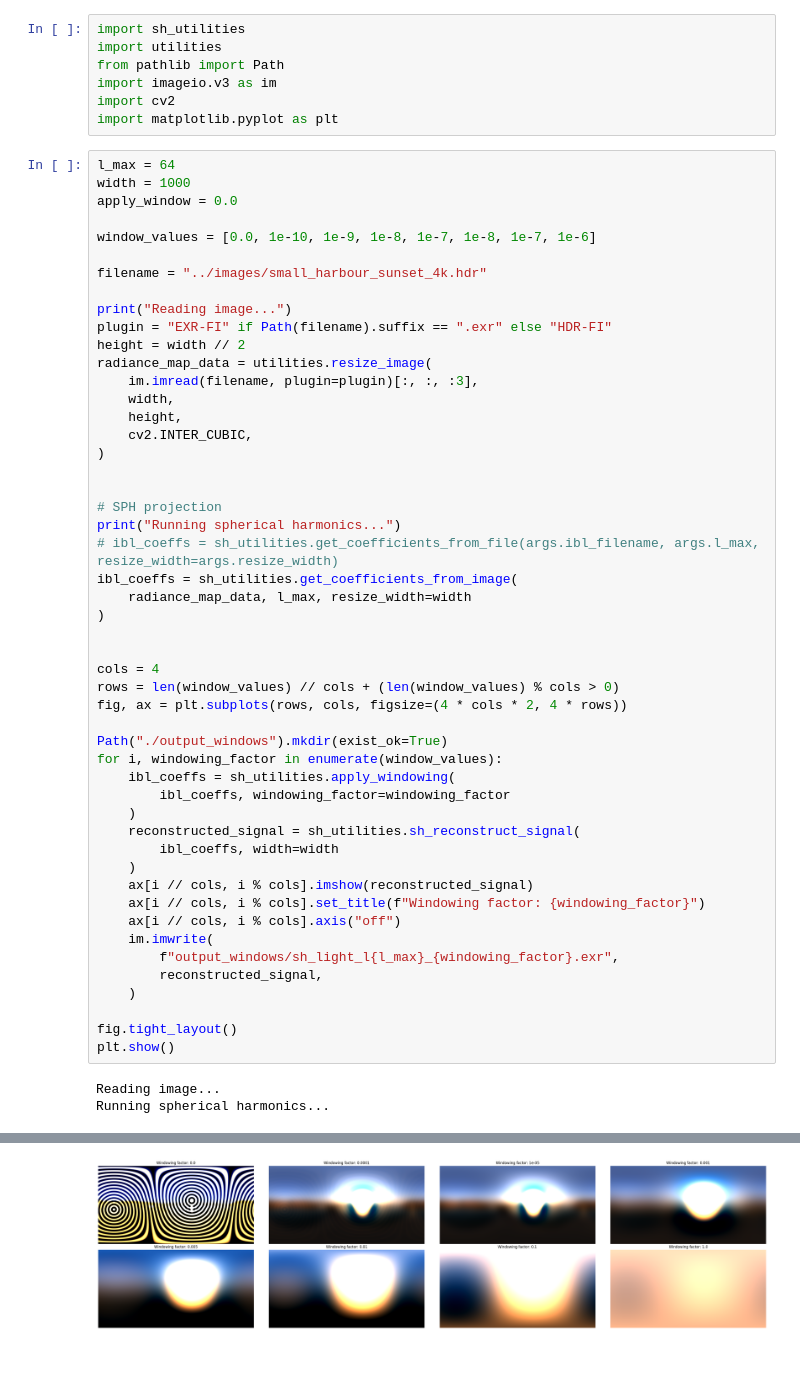
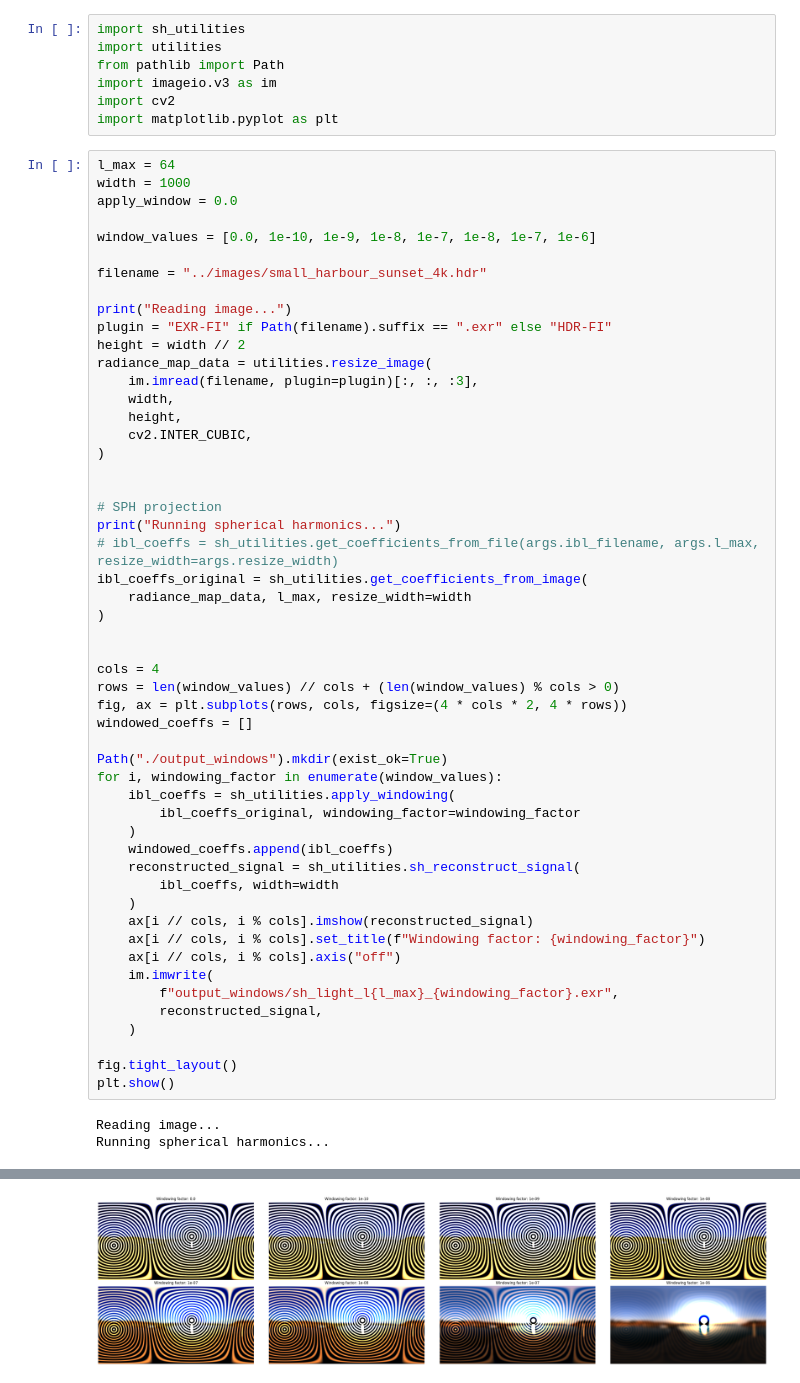
Before and after one commit to kacperkan/SphericalHarmonics, a Jupyter notebook: notebooks/visualize_windows.ipynb, the cells around one changed output, grey strips where cells are left out. Cells and saved outputs as stored; diff of their text form.

Commit message:
Add more coeffs

```diff
--- a/notebooks/visualize_windows.ipynb
+++ b/notebooks/visualize_windows.ipynb
@@ -35,7 +35,7 @@ radiance_map_data = utilities.resize_image(
 # SPH projection
 print("Running spherical harmonics...")
 # ibl_coeffs = sh_utilities.get_coefficients_from_file(args.ibl_filename, args.l_max, resize_width=args.resize_width)
-ibl_coeffs = sh_utilities.get_coefficients_from_image(
+ibl_coeffs_original = sh_utilities.get_coefficients_from_image(
     radiance_map_data, l_max, resize_width=width
 )
 
@@ -43,12 +43,14 @@ ibl_coeffs = sh_utilities.get_coefficients_from_image(
 cols = 4
 rows = len(window_values) // cols + (len(window_values) % cols > 0)
 fig, ax = plt.subplots(rows, cols, figsize=(4 * cols * 2, 4 * rows))
+windowed_coeffs = []
 
 Path("./output_windows").mkdir(exist_ok=True)
 for i, windowing_factor in enumerate(window_values):
     ibl_coeffs = sh_utilities.apply_windowing(
-        ibl_coeffs, windowing_factor=windowing_factor
+        ibl_coeffs_original, windowing_factor=windowing_factor
     )
+    windowed_coeffs.append(ibl_coeffs)
     reconstructed_signal = sh_utilities.sh_reconstruct_signal(
         ibl_coeffs, width=width
     )
@@ -76 +78 @@ Clipping input data to the valid range for imshow with RGB data ([0..1] for floa
-[figure, old version]
+[figure, new version]
```
Also changed, not shown: parts of 1 cell of this notebook.
